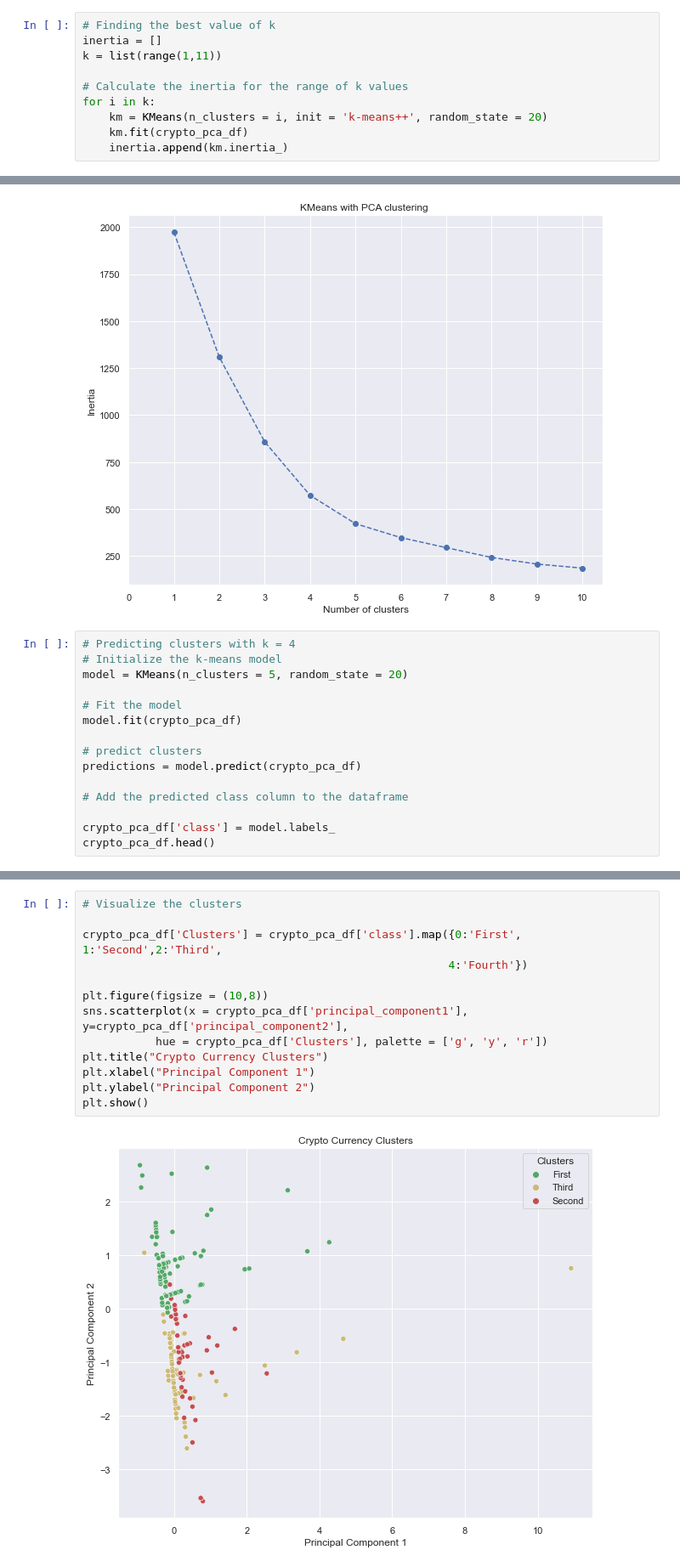
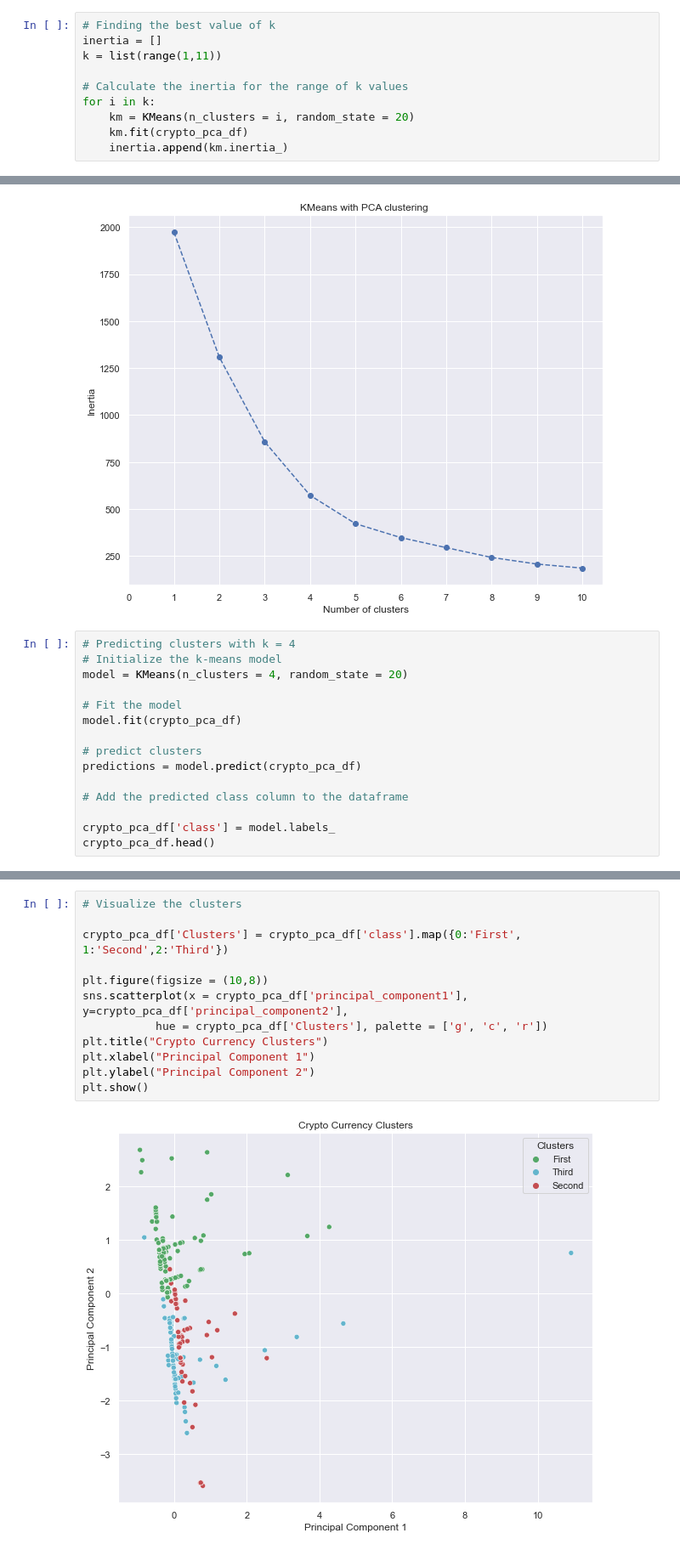
Before and after one commit to SoniMohandas/unsupervised_machine_learning, a Jupyter notebook: Cryptocurrency_clusters.ipynb, the cells around one changed output, grey strips where cells are left out. Shown: that part at 85% size. Drawn from its saved outputs; the diff is of its cells as text.

```diff
--- a/Cryptocurrency_clusters.ipynb
+++ b/Cryptocurrency_clusters.ipynb
@@ -197,7 +159,7 @@ k = list(range(1,11))
 
 # Calculate the inertia for the range of k values
 for i in k:
-    km = KMeans(n_clusters = i, init = 'k-means++', random_state = 20)
+    km = KMeans(n_clusters = i, random_state = 20)
     km.fit(crypto_pca_df)
     inertia.append(km.inertia_)
 # %%
@@ -217,7 +179,7 @@ Text(0, 0.5, 'Inertia')
 # %%
 # Predicting clusters with k = 4
 # Initialize the k-means model
-model = KMeans(n_clusters = 5, random_state = 20)
+model = KMeans(n_clusters = 4, random_state = 20)
 
 # Fit the model
 model.fit(crypto_pca_df)
@@ -234,15 +201,14 @@ ValueError: could not convert string to float: 'First'
 # %%
 # Visualize the clusters
 
-crypto_pca_df['Clusters'] = crypto_pca_df['class'].map({0:'First', 1:'Second',2:'Third',
-                                                       4:'Fourth'})
+crypto_pca_df['Clusters'] = crypto_pca_df['class'].map({0:'First', 1:'Second',2:'Third'})
 
 plt.figure(figsize = (10,8))
 sns.scatterplot(x = crypto_pca_df['principal_component1'], y=crypto_pca_df['principal_component2'],
-           hue = crypto_pca_df['Clusters'], palette = ['g', 'y', 'r'])
+           hue = crypto_pca_df['Clusters'], palette = ['g', 'c', 'r'])
 plt.title("Crypto Currency Clusters")
 plt.xlabel("Principal Component 1")
 plt.ylabel("Principal Component 2")
 plt.show()
 # %% [output]
-[figure, old version]
+[figure, new version]
```
Also changed, not shown: parts of 10 cells of this notebook.
